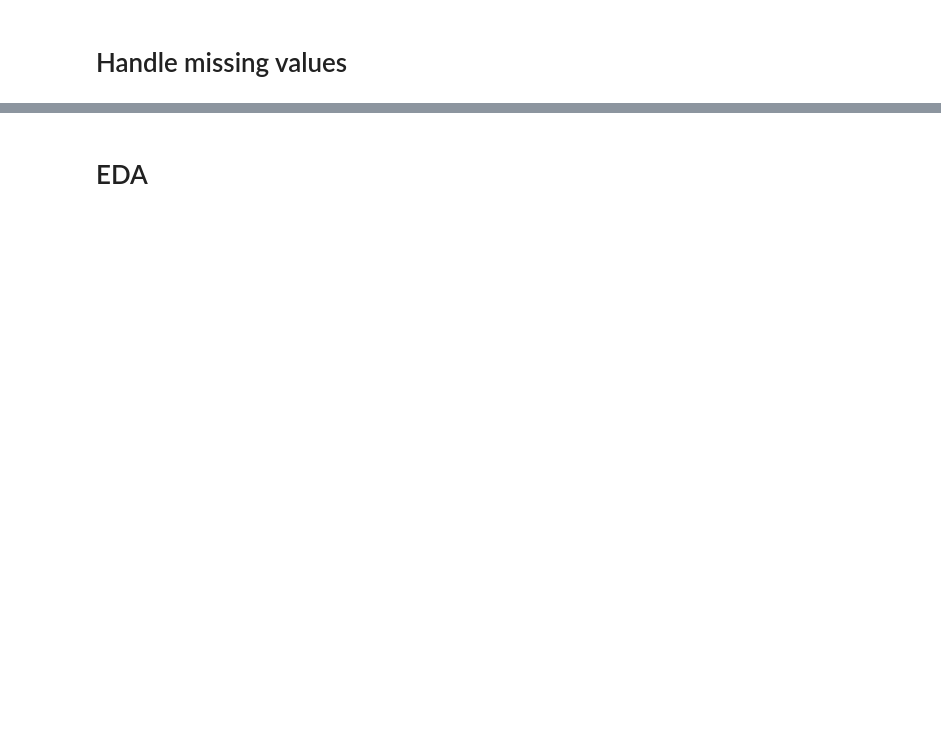
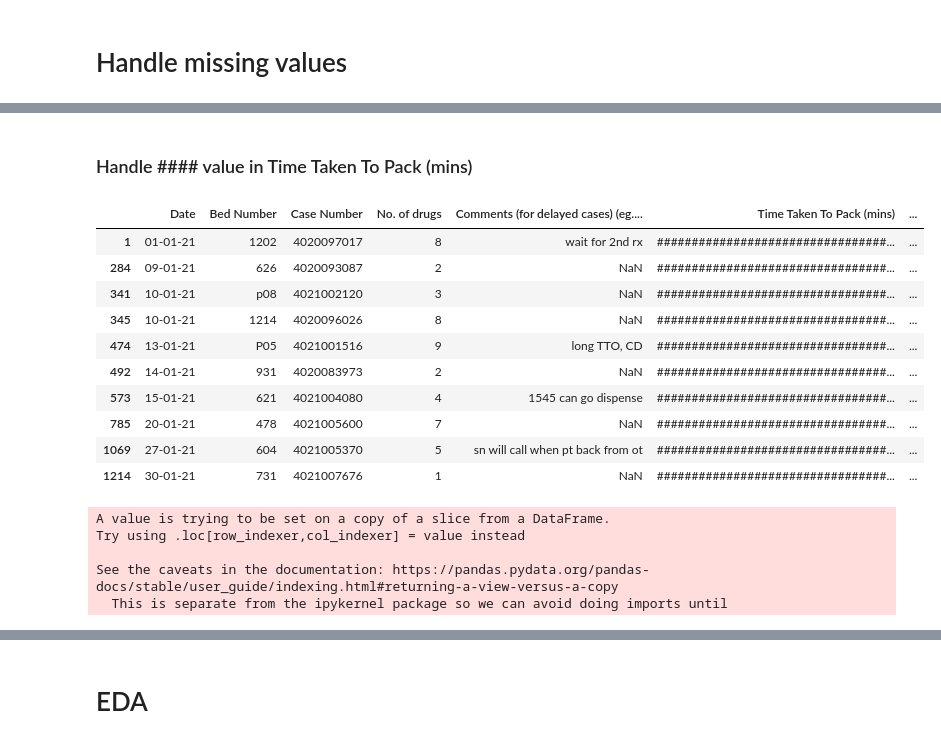
Before and after one commit to RoystonCXW/IS447---Smart-Healthcare, a Jupyter notebook: IS447/System/Data/Pharmacy Dept/Data Cleaning/MNH_Cleaning.ipynb, the cells around one changed output, grey strips where cells are left out. Cells and saved outputs as stored; diff of their text form; code cells hidden in the pictures; blank space fills up the shorter version.

```diff
--- a/IS447/System/Data/Pharmacy Dept/Data Cleaning/MNH_Cleaning.ipynb
+++ b/IS447/System/Data/Pharmacy Dept/Data Cleaning/MNH_Cleaning.ipynb
@@ -170,0 +221,4 @@ df
+# %%
+# replace with Unknown number
+df['No. of drugs'] = df['No. of drugs'].str.replace('-','Unknown')
+df['No. of drugs'] = df['No. of drugs'].str.replace('relabeling','Unknown')
@@ -170,0 +235,27 @@ df
+# %% [markdown]
+### Handle #### value in Time Taken To Pack (mins)
+# %%
+df_special = df.loc[df['Time Taken To Pack (mins)'].str.contains(r'#') == True]
+df_special.head(10)
+# %% [output]
+|  | Date | Bed Number | Case Number | No. of drugs | Comments (for delayed cases) (eg.... | Time Taken To Pack (mins) | ... |
+| 1 | 01-01-21 | 1202 | 4020097017 | 8 | wait for 2nd rx | #################################... | ... |
+| 284 | 09-01-21 | 626 | 4020093087 | 2 | NaN | #################################... | ... |
+| 341 | 10-01-21 | p08 | 4021002120 | 3 | NaN | #################################... | ... |
+| 345 | 10-01-21 | 1214 | 4020096026 | 8 | NaN | #################################... | ... |
+| 474 | 13-01-21 | P05 | 4021001516 | 9 | long TTO, CD | #################################... | ... |
+| 492 | 14-01-21 | 931 | 4020083973 | 2 | NaN | #################################... | ... |
+| 573 | 15-01-21 | 621 | 4021004080 | 4 | 1545 can go dispense | #################################... | ... |
+| 785 | 20-01-21 | 478 | 4021005600 | 7 | NaN | #################################... | ... |
+| 1069 | 27-01-21 | 604 | 4021005370 | 5 | sn will call when pt back from ot | #################################... | ... |
+| 1214 | 30-01-21 | 731 | 4021007676 | 1 | NaN | #################################... | ... |
+# %%
+# assuming those with ### are PBH TTO because packing time is earlier than TTO received --> to check with Qi En
+
+df['Time Taken To Pack (mins)'] = df['Time Taken To Pack (mins)'].str.replace('#','PBH')
+# %% [output]
+A value is trying to be set on a copy of a slice from a DataFrame.
+Try using .loc[row_indexer,col_indexer] = value instead
+
+See the caveats in the documentation: https://pandas.pydata.org/pandas-docs/stable/user_guide/indexing.html#returning-a-view-versus-a-copy
+  This is separate from the ipykernel package so we can avoid doing imports until
```
Also changed, not shown: parts of 47 cells of this notebook, 1 other file.
